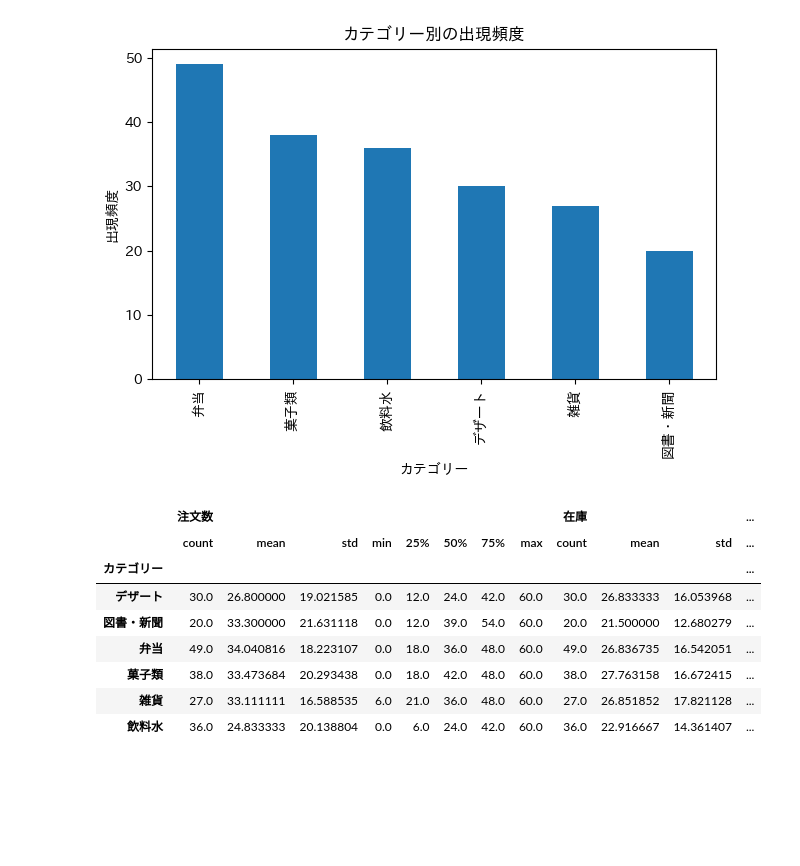
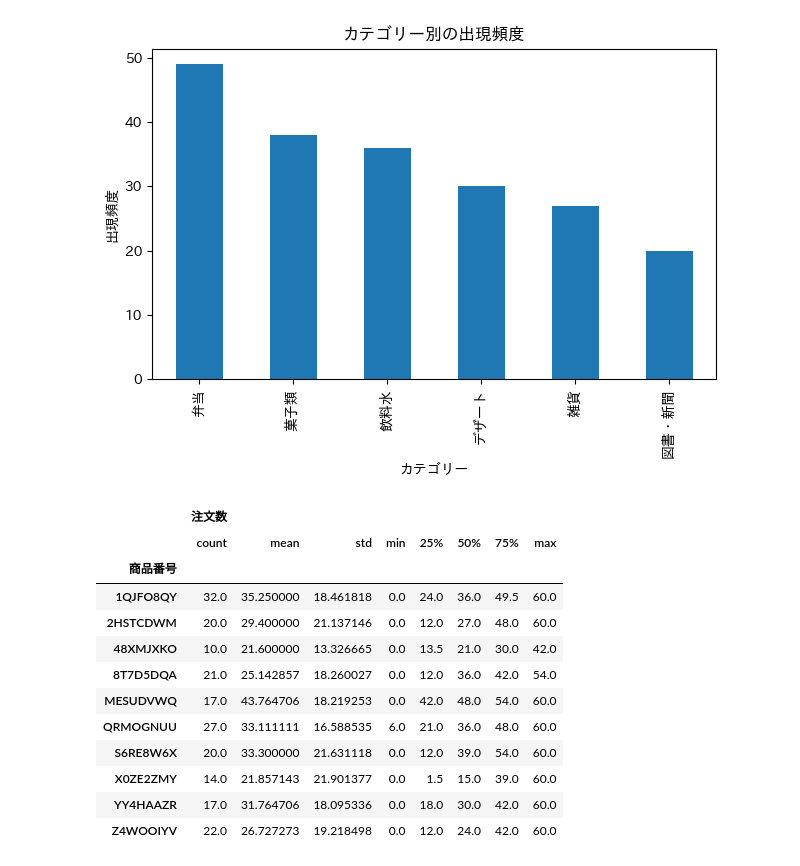
Before and after one commit to Nakamura-mike/data-analysis-basic-kadai, a Jupyter notebook: kadai_007/kadai_007.ipynb, the cells around one changed output. Saved outputs shown, nothing was run; the diff lists cells and outputs as text; code cells hidden in the pictures; blank space fills up the shorter version.

```diff
--- a/kadai_007/kadai_007.ipynb
+++ b/kadai_007/kadai_007.ipynb
@@ -30,41 +30,45 @@ plt.tight_layout()
 # Step3. グラフを表示させる
 plt.show()
 
 # Step4. ある基準列(商品番号列)ごとに要素をグループにまとめサブ列を集計するメソッドと、
 #        基本統計量を算出するメソッドを組み合わせたコードを記載する
 
 # データフレームを基準列ごとに要素をグループにまとめ、 サブ列を集計するメソッド
 # df.groupby('基準列')['サブ列'].集計関数()
-df.groupby('カテゴリー')[['注文数', '在庫']].sum()
+df.groupby('商品番号')[['注文数']].sum()
 
 # データフレームの基本統計量を算出するメソッド
 # df.groupby('基準列')['サブ列'].describe()
-df.groupby('カテゴリー')[['注文数', '在庫']].describe()
+df.groupby('商品番号')[['注文数']].describe()
 # %% [output]
 Requirement already satisfied: japanize_matplotlib in /usr/local/lib/python3.11/dist-packages (1.1.3)
 Requirement already satisfied: matplotlib in /usr/local/lib/python3.11/dist-packages (from japanize_matplotlib) (3.10.0)
 Requirement already satisfied: contourpy>=1.0.1 in /usr/local/lib/python3.11/dist-packages (from matplotlib->japanize_matplotlib) (1.3.2)
 Requirement already satisfied: cycler>=0.10 in /usr/local/lib/python3.11/dist-packages (from matplotlib->japanize_matplotlib) (0.12.1)
 Requirement already satisfied: fonttools>=4.22.0 in /usr/local/lib/python3.11/dist-packages (from matplotlib->japanize_matplotlib) (4.58.1)
 Requirement already satisfied: kiwisolver>=1.3.1 in /usr/local/lib/python3.11/dist-packages (from matplotlib->japanize_matplotlib) (1.4.8)
 Requirement already satisfied: numpy>=1.23 in /usr/local/lib/python3.11/dist-packages (from matplotlib->japanize_matplotlib) (2.0.2)
 Requirement already satisfied: packaging>=20.0 in /usr/local/lib/python3.11/dist-packages (from matplotlib->japanize_matplotlib) (24.2)
 Requirement already satisfied: pillow>=8 in /usr/local/lib/python3.11/dist-packages (from matplotlib->japanize_matplotlib) (11.2.1)
 Requirement already satisfied: pyparsing>=2.3.1 in /usr/local/lib/python3.11/dist-packages (from matplotlib->japanize_matplotlib) (3.2.3)
 Requirement already satisfied: python-dateutil>=2.7 in /usr/local/lib/python3.11/dist-packages (from matplotlib->japanize_matplotlib) (2.9.0.post0)
 Requirement already satisfied: six>=1.5 in /usr/local/lib/python3.11/dist-packages (from python-dateutil>=2.7->matplotlib->japanize_matplotlib) (1.17.0)
 ... (18 lines left out)
 デザート     30
 雑貨       27
 図書・新聞    20
 Name: count, dtype: int64
 [figure]
-|  | 注文数 |  |  |  |  |  |  |  | 在庫 |  |  | ... |
-|  | count | mean | std | min | 25% | 50% | 75% | max | count | mean | std | ... |
-| カテゴリー |  |  |  |  |  |  |  |  |  |  |  | ... |
-| デザート | 30.0 | 26.800000 | 19.021585 | 0.0 | 12.0 | 24.0 | 42.0 | 60.0 | 30.0 | 26.833333 | 16.053968 | ... |
-| 図書・新聞 | 20.0 | 33.300000 | 21.631118 | 0.0 | 12.0 | 39.0 | 54.0 | 60.0 | 20.0 | 21.500000 | 12.680279 | ... |
-| 弁当 | 49.0 | 34.040816 | 18.223107 | 0.0 | 18.0 | 36.0 | 48.0 | 60.0 | 49.0 | 26.836735 | 16.542051 | ... |
-| 菓子類 | 38.0 | 33.473684 | 20.293438 | 0.0 | 18.0 | 42.0 | 48.0 | 60.0 | 38.0 | 27.763158 | 16.672415 | ... |
-| 雑貨 | 27.0 | 33.111111 | 16.588535 | 6.0 | 21.0 | 36.0 | 48.0 | 60.0 | 27.0 | 26.851852 | 17.821128 | ... |
-| 飲料水 | 36.0 | 24.833333 | 20.138804 | 0.0 | 6.0 | 24.0 | 42.0 | 60.0 | 36.0 | 22.916667 | 14.361407 | ... |
+|  | 注文数 |  |  |  |  |  |  |  |
+|  | count | mean | std | min | 25% | 50% | 75% | max |
+| 商品番号 |  |  |  |  |  |  |  |  |
+| 1QJFO8QY | 32.0 | 35.250000 | 18.461818 | 0.0 | 24.0 | 36.0 | 49.5 | 60.0 |
+| 2HSTCDWM | 20.0 | 29.400000 | 21.137146 | 0.0 | 12.0 | 27.0 | 48.0 | 60.0 |
+| 48XMJXKO | 10.0 | 21.600000 | 13.326665 | 0.0 | 13.5 | 21.0 | 30.0 | 42.0 |
+| 8T7D5DQA | 21.0 | 25.142857 | 18.260027 | 0.0 | 12.0 | 36.0 | 42.0 | 54.0 |
+| MESUDVWQ | 17.0 | 43.764706 | 18.219253 | 0.0 | 42.0 | 48.0 | 54.0 | 60.0 |
+| QRMOGNUU | 27.0 | 33.111111 | 16.588535 | 6.0 | 21.0 | 36.0 | 48.0 | 60.0 |
+| S6RE8W6X | 20.0 | 33.300000 | 21.631118 | 0.0 | 12.0 | 39.0 | 54.0 | 60.0 |
+| X0ZE2ZMY | 14.0 | 21.857143 | 21.901377 | 0.0 | 1.5 | 15.0 | 39.0 | 60.0 |
+| YY4HAAZR | 17.0 | 31.764706 | 18.095336 | 0.0 | 18.0 | 30.0 | 42.0 | 60.0 |
+| Z4WOOIYV | 22.0 | 26.727273 | 19.218498 | 0.0 | 12.0 | 24.0 | 42.0 | 60.0 |
```
